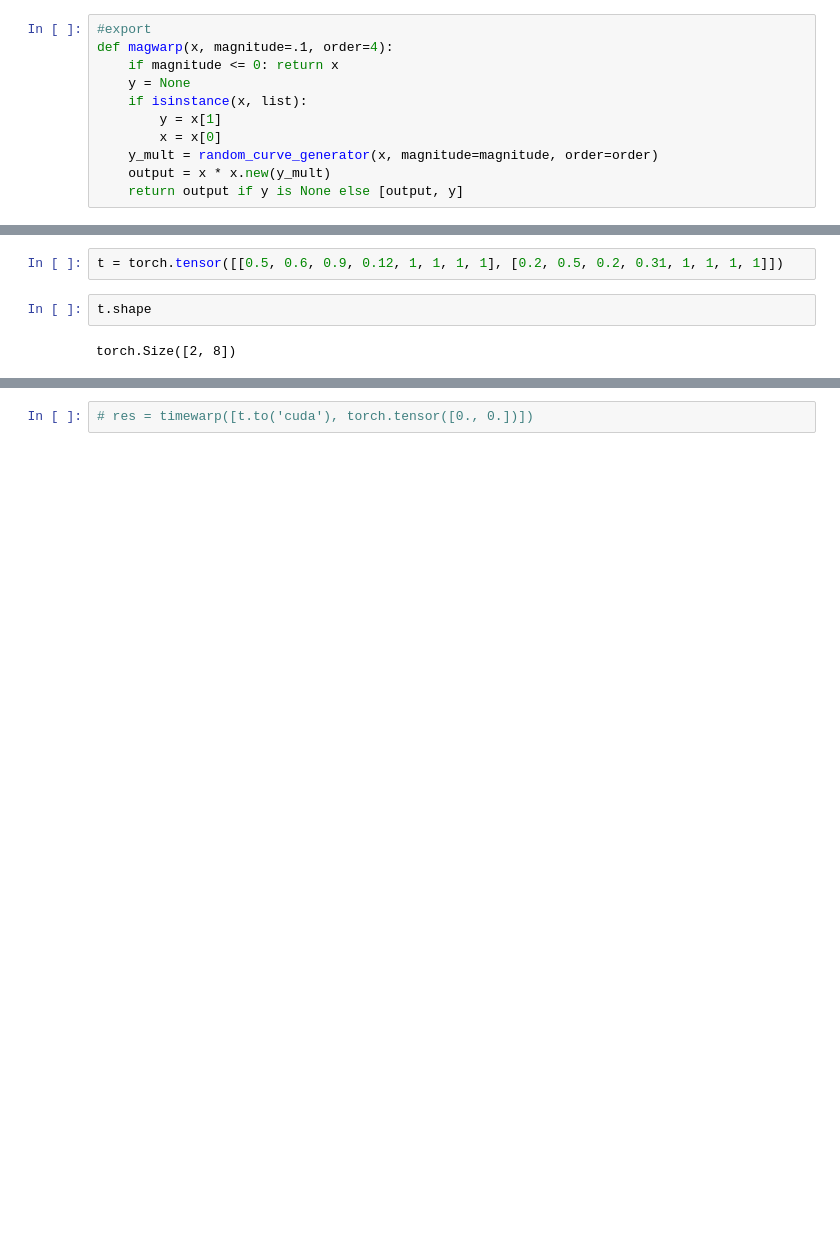
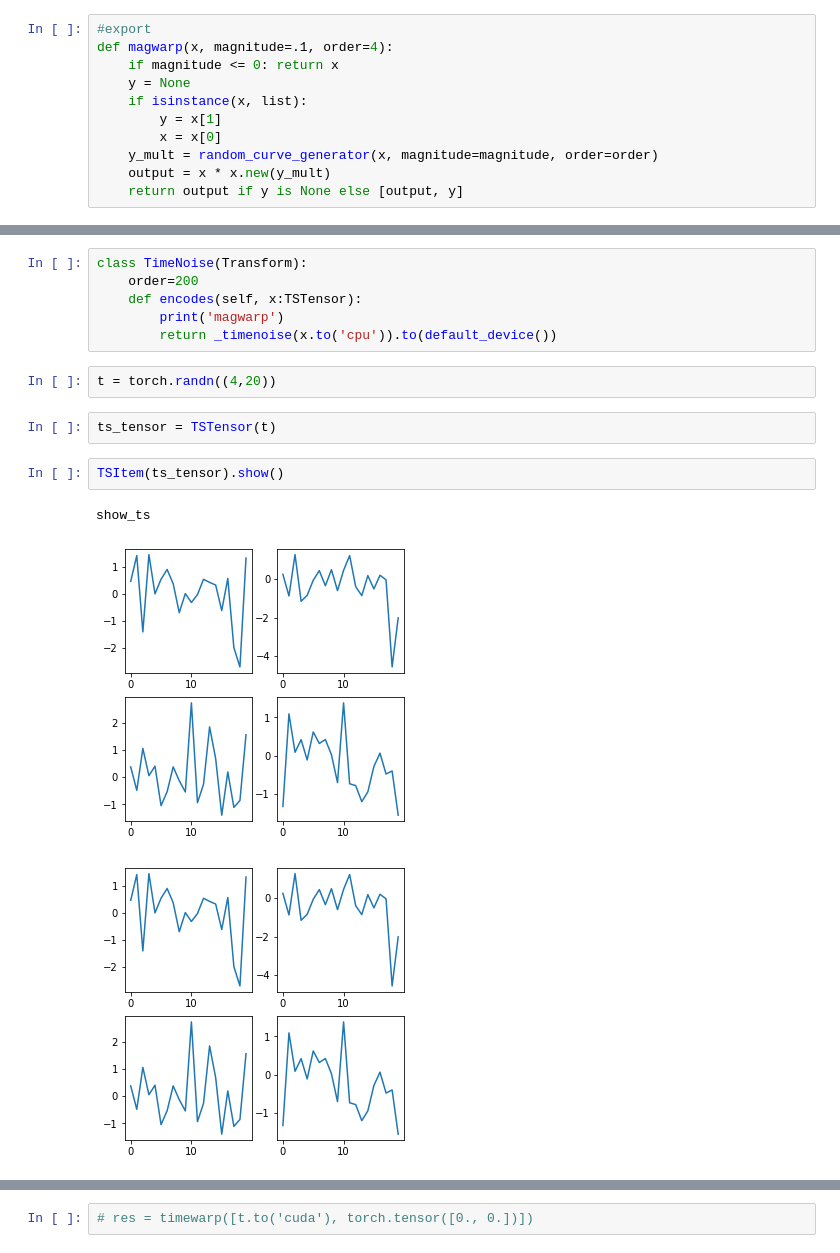
Before and after one commit to Takezo87/torchtools, a Jupyter notebook: 02_augmentations.ipynb, the cells around one changed output, grey strips where cells are left out. Saved outputs shown, nothing was run; the diff lists cells and outputs as text; blank space fills up the shorter version.

```diff
--- a/02_augmentations.ipynb
+++ b/02_augmentations.ipynb
@@ -103,6 +144,16 @@ def _timenoise(x, magnitude=.1):
-# %%
-t = torch.tensor([[0.5, 0.6, 0.9, 0.12, 1, 1, 1, 1], [0.2, 0.5, 0.2, 0.31, 1, 1, 1, 1]])
-# %%
-t.shape
-# %% [output]
-torch.Size([2, 8])
+# %%
+class TimeNoise(Transform):
+    order=200
+    def encodes(self, x:TSTensor):
+        print('magwarp')
+        return _timenoise(x.to('cpu')).to(default_device())
+# %%
+t = torch.randn((4,20))
+# %%
+ts_tensor = TSTensor(t)
+# %%
+TSItem(ts_tensor).show()
+# %% [output]
+show_ts
+[figure, added]
+[figure, added]
```
Also changed, not shown: parts of 8 cells of this notebook, 8 other files.
